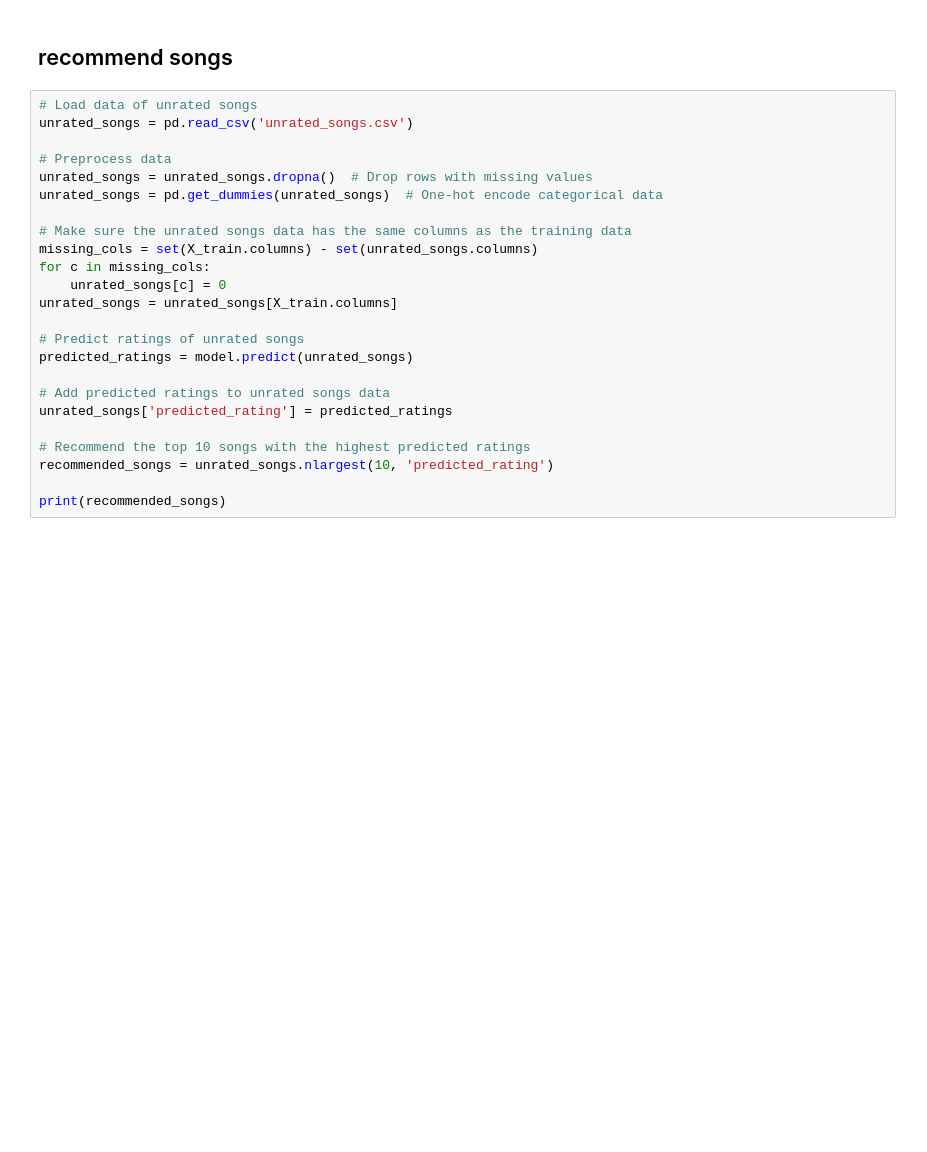
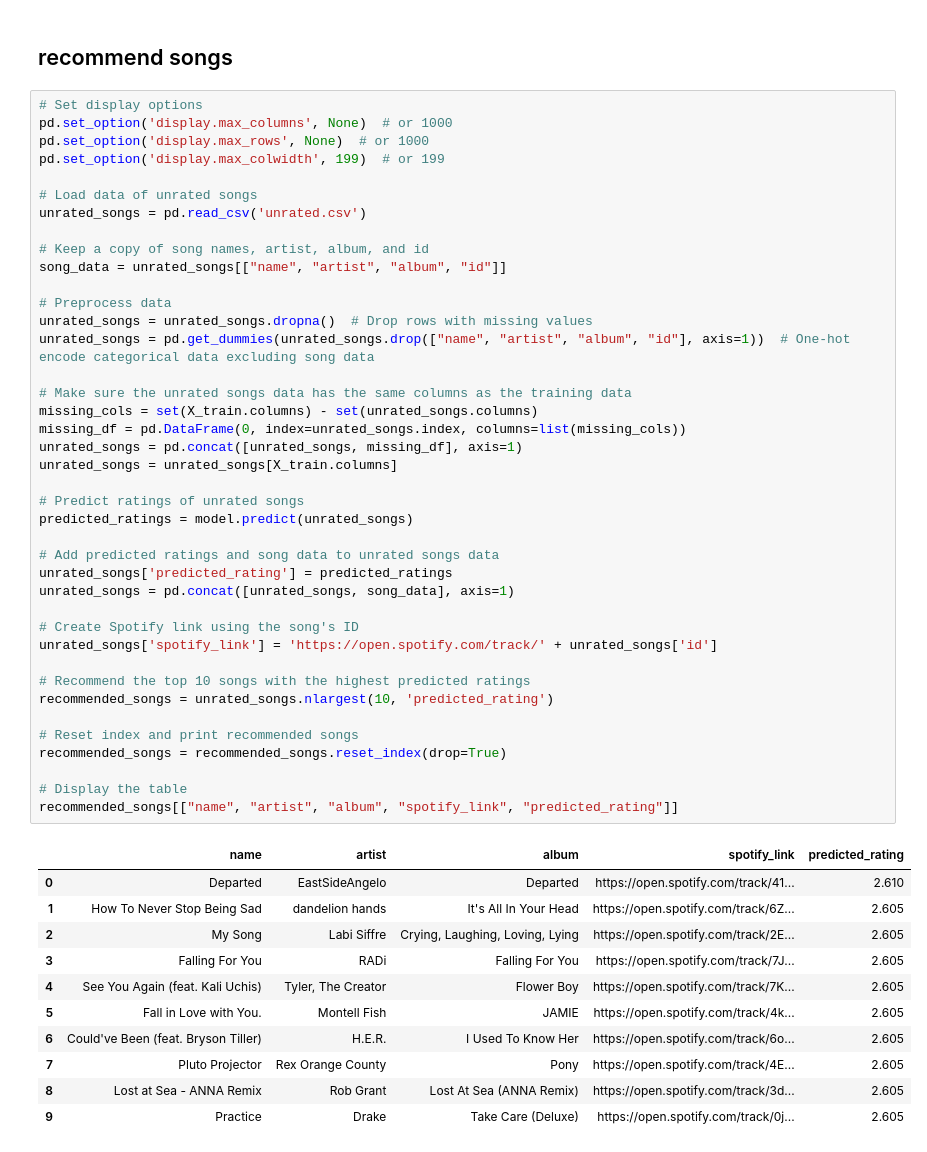
Before and after one commit to brimell/spicetify-star-ratings, a Jupyter notebook: ai/analysis.ipynb, the cells around one changed output. Cells and saved outputs as stored; diff of their text form; blank space fills up the shorter version.

```diff
--- a/ai/analysis.ipynb
+++ b/ai/analysis.ipynb
@@ -179,26 +210,54 @@ tracks_df.to_csv("unrated_songs.csv", index=False)
 # %% [markdown]
 ## recommend songs
 # %%
+# Set display options
+pd.set_option('display.max_columns', None)  # or 1000
+pd.set_option('display.max_rows', None)  # or 1000
+pd.set_option('display.max_colwidth', 199)  # or 199
+
 # Load data of unrated songs
-unrated_songs = pd.read_csv('unrated_songs.csv')
+unrated_songs = pd.read_csv('unrated.csv')
+
+# Keep a copy of song names, artist, album, and id
+song_data = unrated_songs[["name", "artist", "album", "id"]]
 
 # Preprocess data
 unrated_songs = unrated_songs.dropna()  # Drop rows with missing values
-unrated_songs = pd.get_dummies(unrated_songs)  # One-hot encode categorical data
+unrated_songs = pd.get_dummies(unrated_songs.drop(["name", "artist", "album", "id"], axis=1))  # One-hot encode categorical data excluding song data
 
 # Make sure the unrated songs data has the same columns as the training data
 missing_cols = set(X_train.columns) - set(unrated_songs.columns)
-for c in missing_cols:
-    unrated_songs[c] = 0
+missing_df = pd.DataFrame(0, index=unrated_songs.index, columns=list(missing_cols))
+unrated_songs = pd.concat([unrated_songs, missing_df], axis=1)
 unrated_songs = unrated_songs[X_train.columns]
 
 # Predict ratings of unrated songs
 predicted_ratings = model.predict(unrated_songs)
 
-# Add predicted ratings to unrated songs data
+# Add predicted ratings and song data to unrated songs data
 unrated_songs['predicted_rating'] = predicted_ratings
+unrated_songs = pd.concat([unrated_songs, song_data], axis=1)
+
+# Create Spotify link using the song's ID
+unrated_songs['spotify_link'] = 'https://open.spotify.com/track/' + unrated_songs['id']
 
 # Recommend the top 10 songs with the highest predicted ratings
 recommended_songs = unrated_songs.nlargest(10, 'predicted_rating')
 
-print(recommended_songs)
+# Reset index and print recommended songs
+recommended_songs = recommended_songs.reset_index(drop=True)
+
+# Display the table
+recommended_songs[["name", "artist", "album", "spotify_link", "predicted_rating"]]
+# %% [output]
+|  | name | artist | album | spotify_link | predicted_rating |
+| 0 | Departed | EastSideAngelo | Departed | https://open.spotify.com/track/41... | 2.610 |
+| 1 | How To Never Stop Being Sad | dandelion hands | It's All In Your Head | https://open.spotify.com/track/6Z... | 2.605 |
+| 2 | My Song | Labi Siffre | Crying, Laughing, Loving, Lying | https://open.spotify.com/track/2E... | 2.605 |
+| 3 | Falling For You | RADi | Falling For You | https://open.spotify.com/track/7J... | 2.605 |
+| 4 | See You Again (feat. Kali Uchis) | Tyler, The Creator | Flower Boy | https://open.spotify.com/track/7K... | 2.605 |
+| 5 | Fall in Love with You. | Montell Fish | JAMIE | https://open.spotify.com/track/4k... | 2.605 |
+| 6 | Could've Been (feat. Bryson Tiller) | H.E.R. | I Used To Know Her | https://open.spotify.com/track/6o... | 2.605 |
+| 7 | Pluto Projector | Rex Orange County | Pony | https://open.spotify.com/track/4E... | 2.605 |
+| 8 | Lost at Sea - ANNA Remix | Rob Grant | Lost At Sea (ANNA Remix) | https://open.spotify.com/track/3d... | 2.605 |
+| 9 | Practice | Drake | Take Care (Deluxe) | https://open.spotify.com/track/0j... | 2.605 |
```
Also changed, not shown: parts of 7 cells of this notebook, 2 other files.
